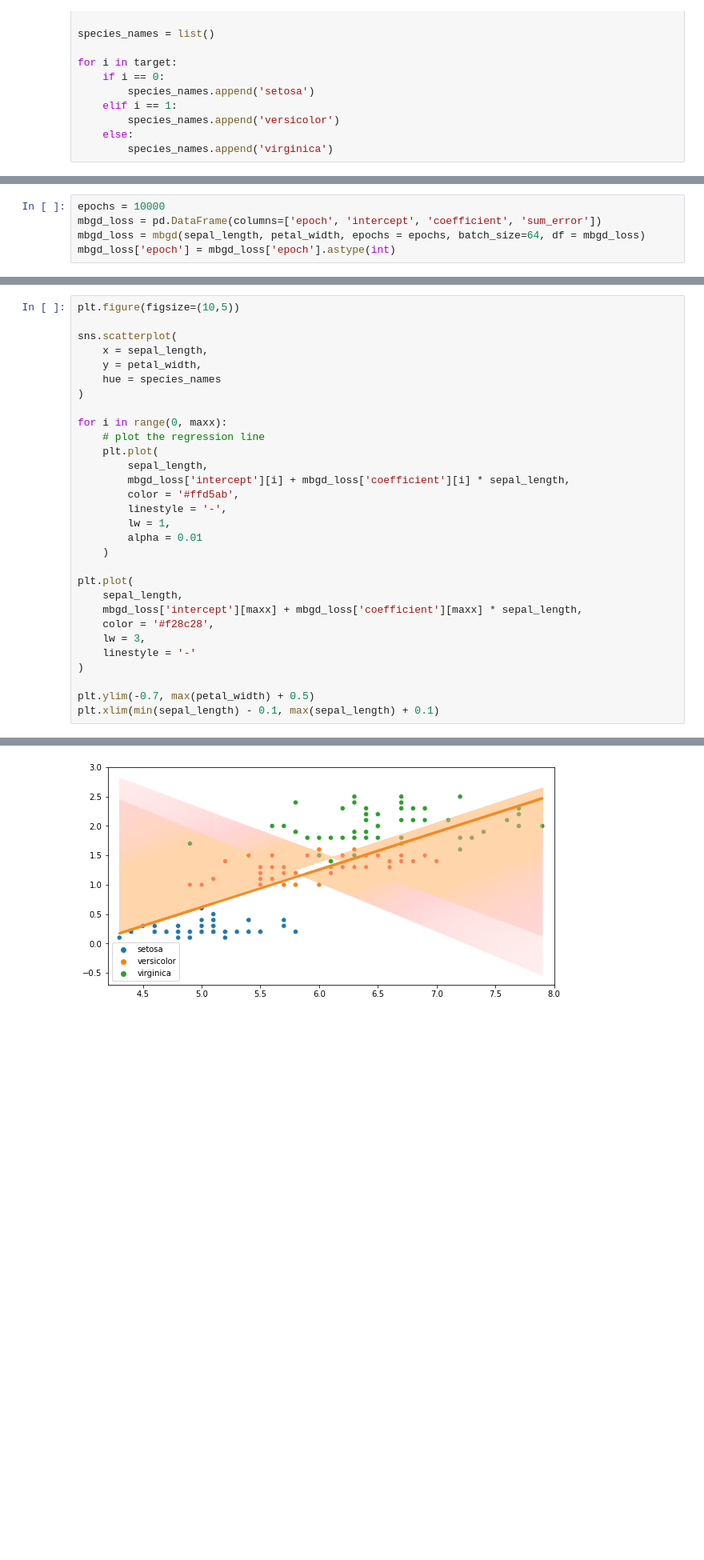
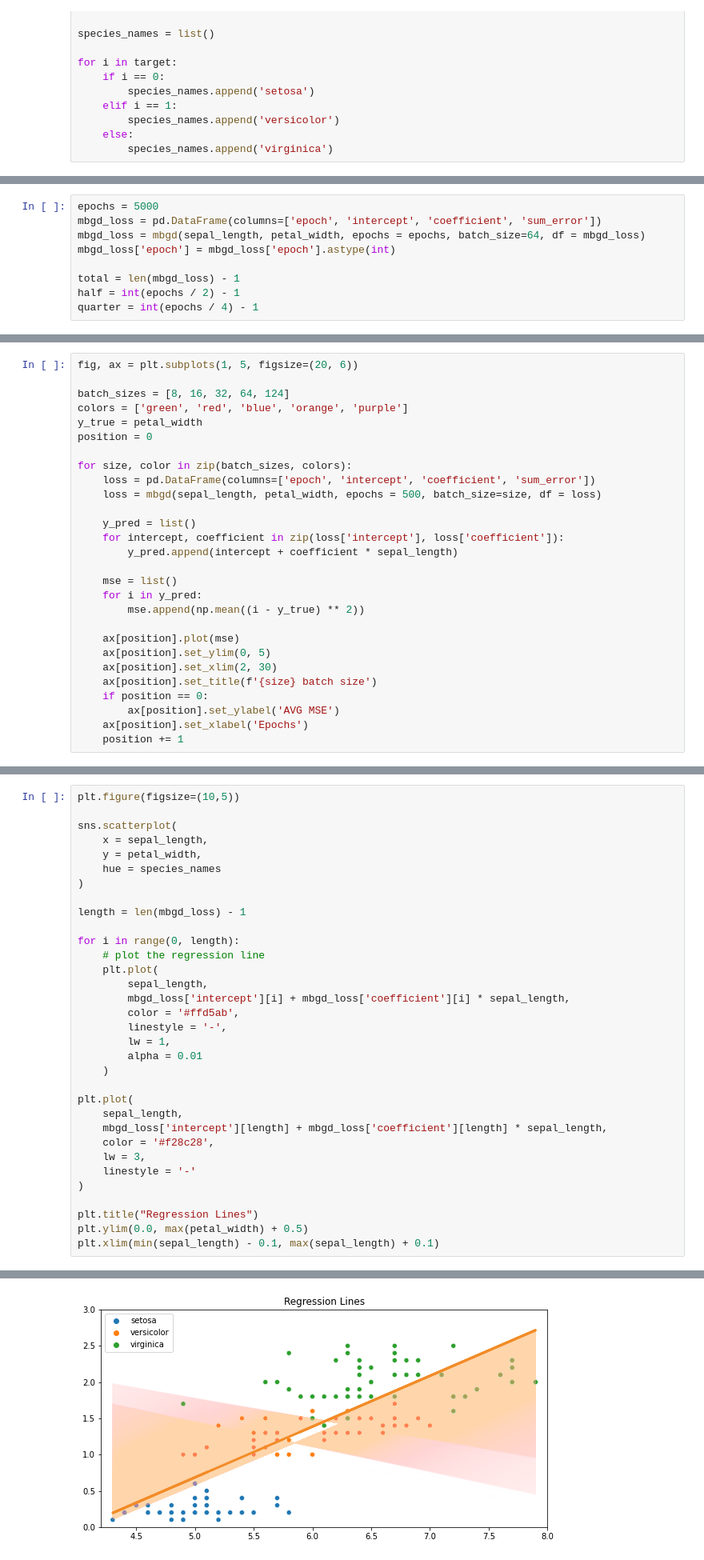
Before and after one commit to bsraya/optimization-algorithms, a Jupyter notebook: mbgd.ipynb, the cells around one changed output, grey strips where cells are left out. Shown at 80% size. Drawn from its saved outputs; the diff is of its cells as text; blank space fills up the shorter version.

```diff
--- a/mbgd.ipynb
+++ b/mbgd.ipynb
@@ -55,8 +56,12 @@ def mbgd(x, y, epochs, df, batch_size, alpha = 0.01):
             index += 1
     return df
 # %%
-epochs = 10000
+epochs = 5000
 mbgd_loss = pd.DataFrame(columns=['epoch', 'intercept', 'coefficient', 'sum_error'])
 mbgd_loss = mbgd(sepal_length, petal_width, epochs = epochs, batch_size=64, df = mbgd_loss)
 mbgd_loss['epoch'] = mbgd_loss['epoch'].astype(int)
+
+total = len(mbgd_loss) - 1
+half = int(epochs / 2) - 1
+quarter = int(epochs / 4) - 1
 # %%
@@ -138,0 +161,28 @@ plt.legend(fancybox=True, framealpha=1, shadow=True, borderpad=1)
+# %%
+fig, ax = plt.subplots(1, 5, figsize=(20, 6))
+
+batch_sizes = [8, 16, 32, 64, 124]
+colors = ['green', 'red', 'blue', 'orange', 'purple']
+y_true = petal_width
+position = 0
+
+for size, color in zip(batch_sizes, colors):
+    loss = pd.DataFrame(columns=['epoch', 'intercept', 'coefficient', 'sum_error'])
+    loss = mbgd(sepal_length, petal_width, epochs = 500, batch_size=size, df = loss)
+
+    y_pred = list()
+    for intercept, coefficient in zip(loss['intercept'], loss['coefficient']):
+        y_pred.append(intercept + coefficient * sepal_length)
+
+    mse = list()
+    for i in y_pred:
+        mse.append(np.mean((i - y_true) ** 2))
+
+    ax[position].plot(mse)
+    ax[position].set_ylim(0, 5)
+    ax[position].set_xlim(2, 30)
+    ax[position].set_title(f'{size} batch size')
+    if position == 0:
+        ax[position].set_ylabel('AVG MSE')
+    ax[position].set_xlabel('Epochs')
+    position += 1
@@ -139,36 +191,39 @@ plt.legend(fancybox=True, framealpha=1, shadow=True, borderpad=1)
 # %%
 plt.figure(figsize=(10,5))
 
 sns.scatterplot(
     x = sepal_length,
     y = petal_width,
     hue = species_names
 )
 
-for i in range(0, maxx):
+length = len(mbgd_loss) - 1
+
+for i in range(0, length):
     # plot the regression line
     plt.plot(
         sepal_length,
         mbgd_loss['intercept'][i] + mbgd_loss['coefficient'][i] * sepal_length,
         color = '#ffd5ab',
         linestyle = '-',
         lw = 1,
         alpha = 0.01
     )
 
 plt.plot(
     sepal_length,
-    mbgd_loss['intercept'][maxx] + mbgd_loss['coefficient'][maxx] * sepal_length,
+    mbgd_loss['intercept'][length] + mbgd_loss['coefficient'][length] * sepal_length,
     color = '#f28c28',
     lw = 3,
     linestyle = '-'
 )
 
-plt.ylim(-0.7, max(petal_width) + 0.5)
+plt.title("Regression Lines")
+plt.ylim(0.0, max(petal_width) + 0.5)
 plt.xlim(min(sepal_length) - 0.1, max(sepal_length) + 0.1)
 # %% [output]
 (4.2, 8.0)
-[figure, old version]
+[figure, new version]
 # %%
 fig, ax = plt.subplots(figsize=(12,5))
 plt.xlim(min(sepal_length) - 0.1, max(sepal_length) + 0.1)
```
Also changed, not shown: parts of 11 cells of this notebook.
